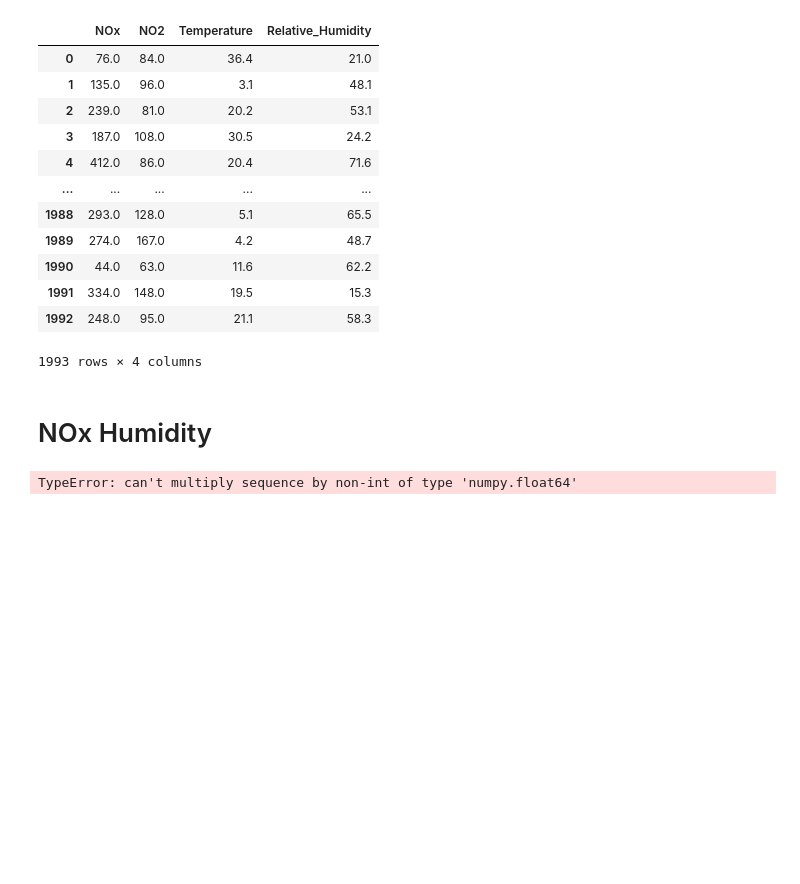
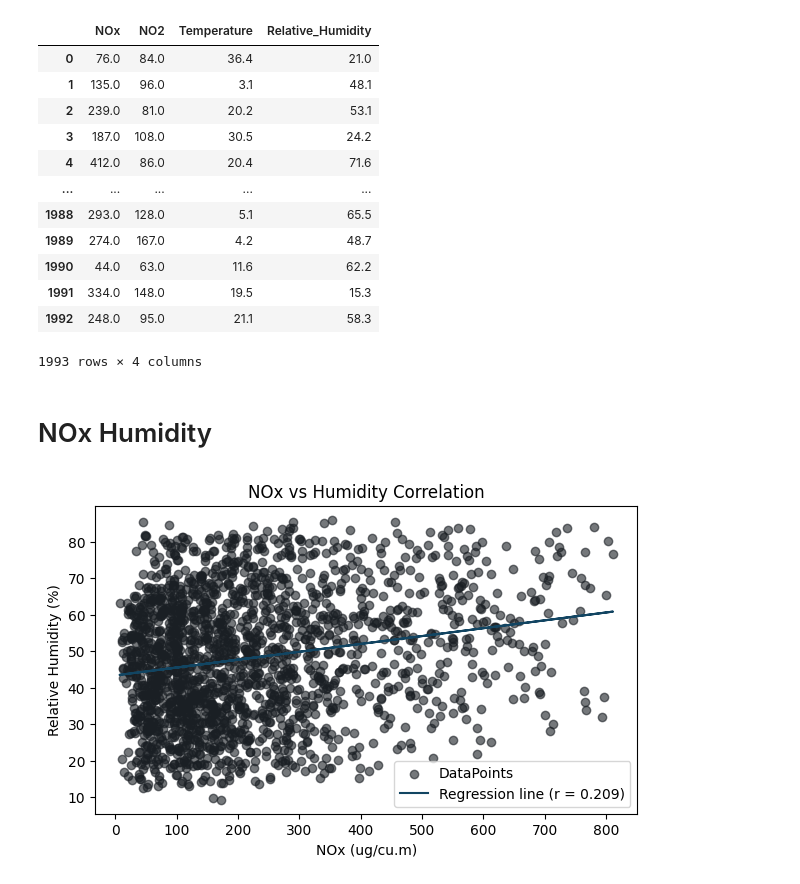
Before and after one commit to theefort/MATHEDA, a Jupyter notebook: lab-5-correlation.ipynb, the cells around one changed output. Cells and saved outputs as stored; diff of their text form; code cells hidden in the pictures; blank space fills up the shorter version.

```diff
--- a/lab-5-correlation.ipynb
+++ b/lab-5-correlation.ipynb
@@ -94,9 +94,9 @@ value is = 5
 # %% [markdown]
 # Air Quality
 # %%
-df = pd.read_csv(r'dataset\air-quality.csv',
+air = pd.read_csv(r'dataset\air-quality.csv',
                     delimiter=",")
-df
+air
 # %% [output]
 |  | NOx | NO2 | Temperature | Relative_Humidity |
 | 0 | 76.0 | 84.0 | 36.4 | 21.0 |
@@ -115,28 +115,28 @@ df
 # NOx Humidity
 # %%
 #Regresssion line
-x = ['NOx']
-y = ['Relative_Humidity']
+x = air['NOx']
+y = air['Relative_Humidity']
 slope, intercept, r_value, p_value, std_err = stats.linregress(x,y)
 line = slope * x + intercept
 
 #Scatter Plot
 plt.figure(figsize=(7,4))
 plt.scatter(x,y,
             color='#1A1F24',
             alpha=0.6,
             label='DataPoints')
 #Line Plot
 plt.plot(x, line,
         color='#124562',
         label=f'Regression line (r = {r_value:.3f})')
 
 plt.title('NOx vs Humidity Correlation')
 plt.ylabel('Relative Humidity (%)')
 plt.xlabel('NOx (ug/cu.m)')
 plt.legend()
 plt.show()
 # %% [output]
-TypeError: can't multiply sequence by non-int of type 'numpy.float64'
+[figure, added]
 # %%
 #Regresssion line
```
Also changed, not shown: parts of 4 cells of this notebook.
